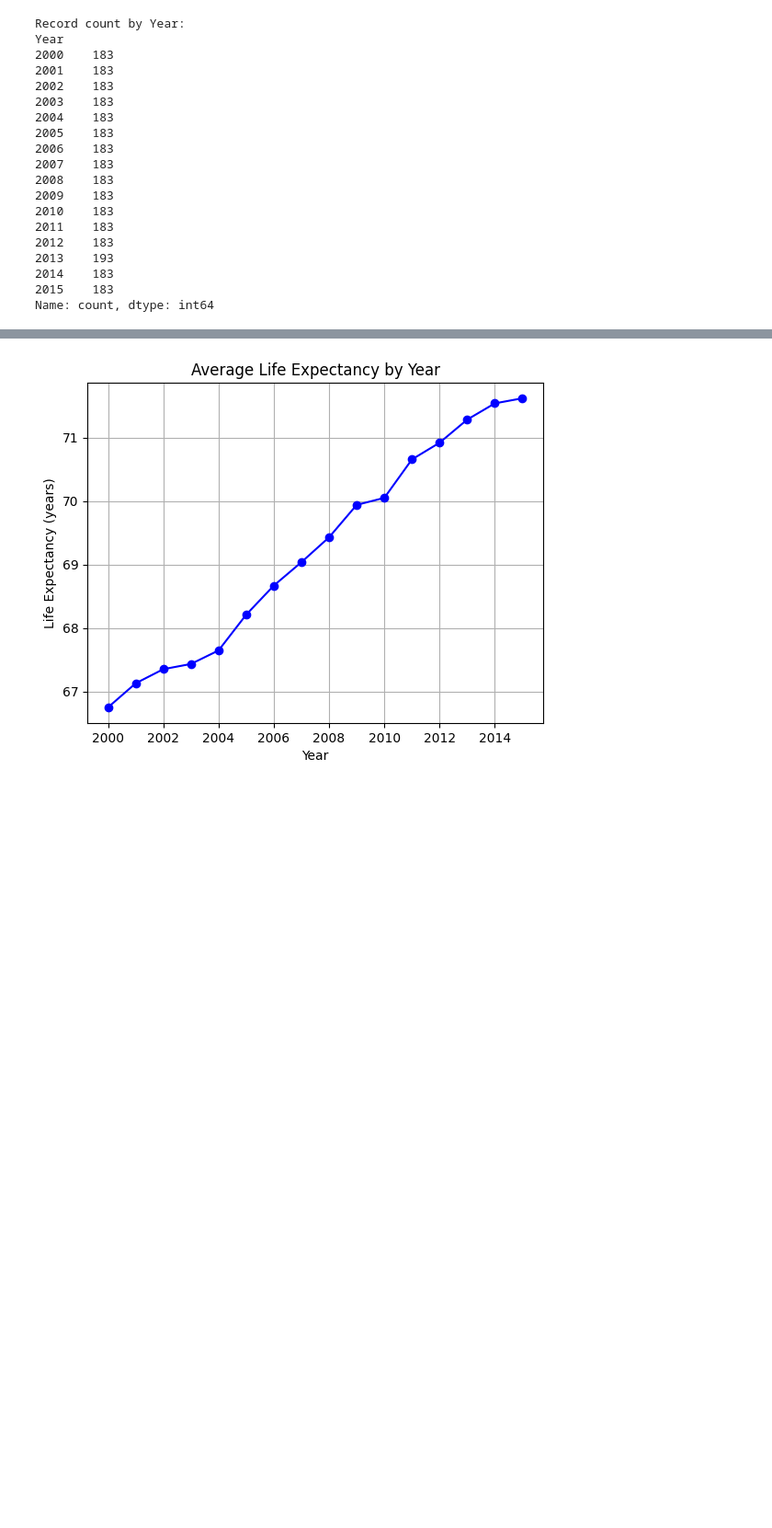
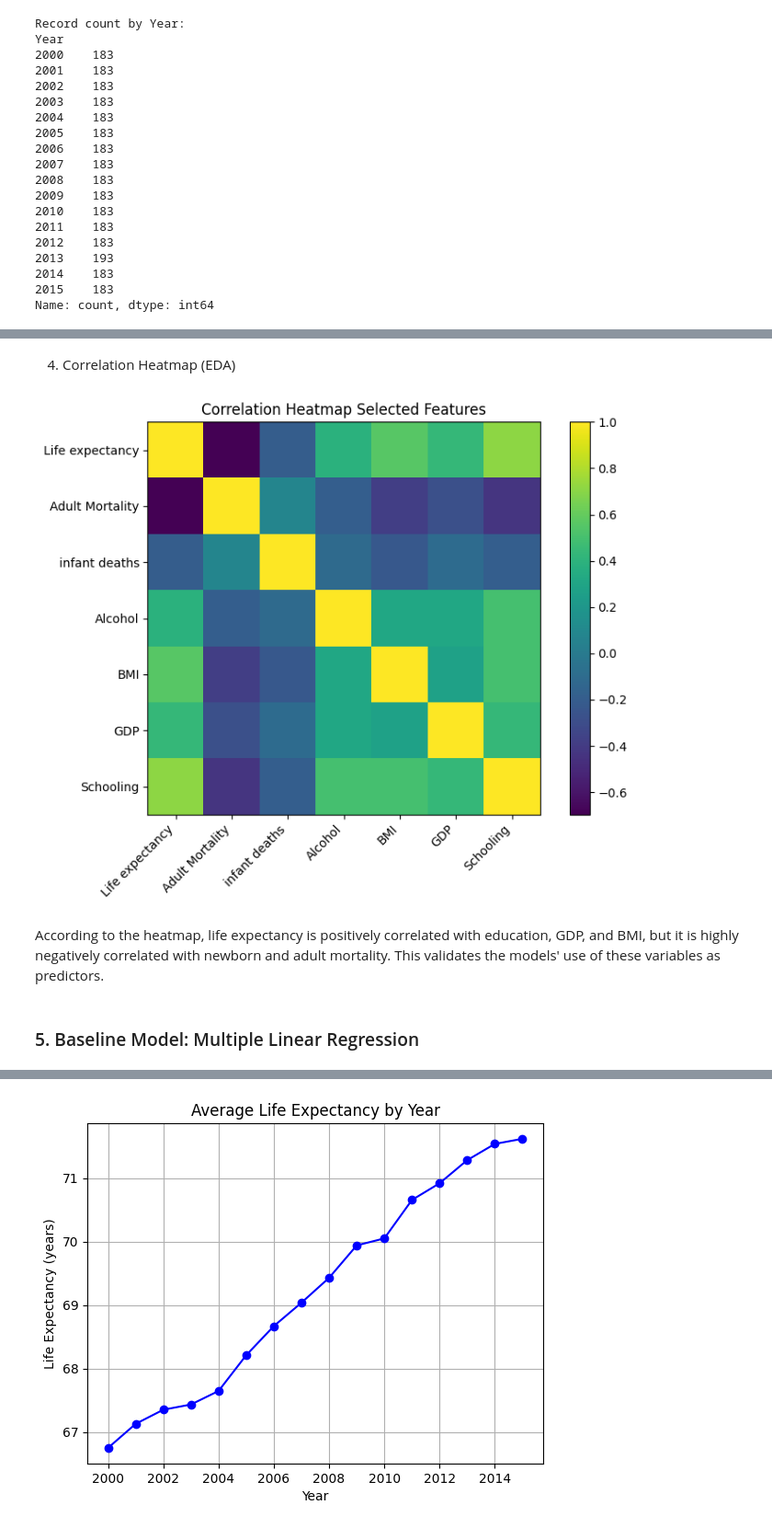
Before and after one commit to Himitpatel1/WHO-Life-Expectancy-Project, a Jupyter notebook: Patel_Himit_InitialResults.ipynb, the cells around one changed output, grey strips where cells are left out. Shown at 92% size. Saved outputs shown, nothing was run; the diff lists cells and outputs as text; code cells hidden in the pictures; blank space fills up the shorter version.

```diff
--- a/Patel_Himit_InitialResults.ipynb
+++ b/Patel_Himit_InitialResults.ipynb
@@ -95 +95,27 @@ Missing values per column (top 10):
 Total missing values left: 0
+# %% [markdown]
+4. Correlation Heatmap (EDA)
+# %%
+import numpy as np
+import matplotlib.pyplot as plt
+
+# pick a subset of columns for correlation (you can add more later)
+corr_cols = ["Life expectancy", "Adult Mortality", "infant deaths",
+             "Alcohol", "BMI", "GDP", "Schooling"]
+
+corr_df = df[corr_cols].corr()
+
+plt.figure(figsize=(8,6))
+im = plt.imshow(corr_df, interpolation="nearest")
+plt.colorbar(im)
+plt.xticks(range(len(corr_cols)), corr_cols, rotation=45, ha="right")
+plt.yticks(range(len(corr_cols)), corr_cols)
+plt.title("Correlation Heatmap Selected Features")
+plt.tight_layout()
+plt.show()
+# %% [output]
+[figure, added]
+# %% [markdown]
+According to the heatmap, life expectancy is positively correlated with education, GDP, and BMI, but it is highly negatively correlated with newborn and adult mortality. This validates the models' use of these variables as predictors.
+# %% [markdown]
+### 5. Baseline Model: Multiple Linear Regression
```
Also changed, not shown: parts of 14 cells of this notebook, 1 other file.
